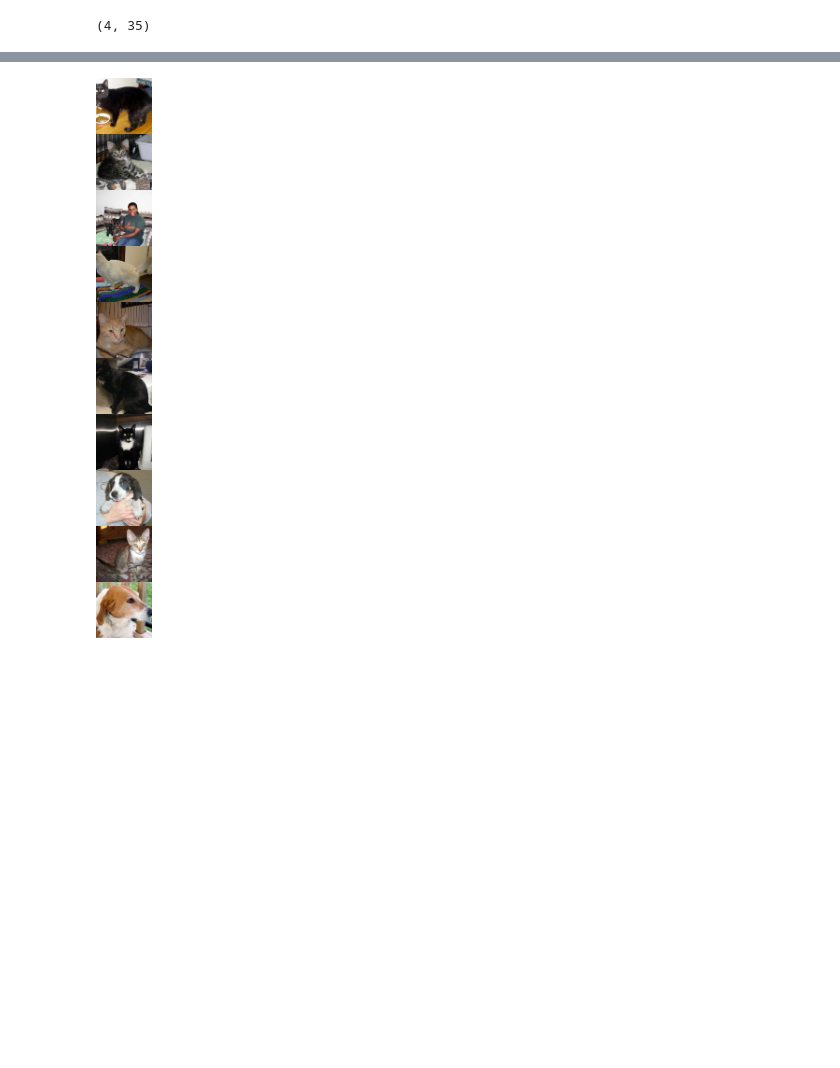
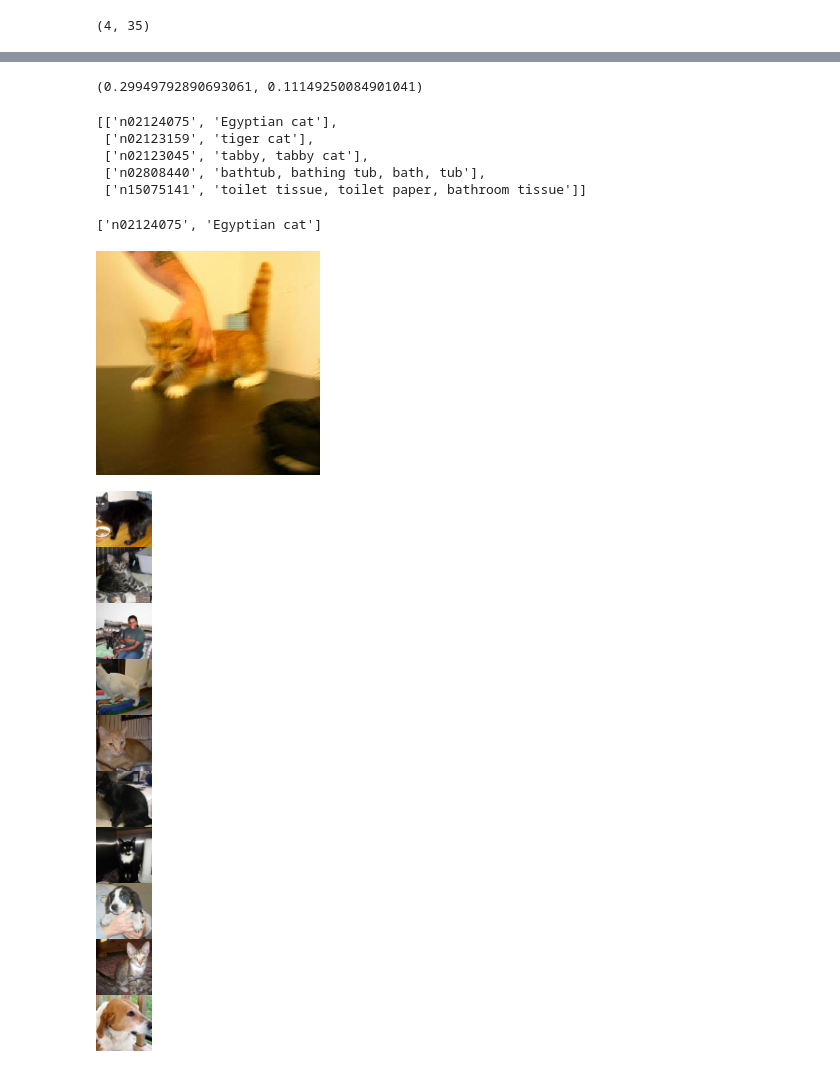
Before and after one commit to kcarnold/clubdl, a Jupyter notebook: notebooks/GatoPerro.ipynb, the cells around one changed output, grey strips where cells are left out. Cells and saved outputs as stored; diff of their text form; code cells hidden in the pictures; blank space fills up the shorter version.

```diff
--- a/notebooks/GatoPerro.ipynb
+++ b/notebooks/GatoPerro.ipynb
@@ -28,3 +184,23 @@ len(bright_dogs), len(dark_cats)
+# %%
+np.sum(pred[0][all_cats]), np.sum(pred[0][all_dogs])
+# %% [output]
+(0.29949792890693061, 0.11149250084901041)
+# %%
+[synsets[i] for i in np.argsort(pred[0])[::-1][:5]]
+# %% [output]
+[['n02124075', 'Egyptian cat'],
+ ['n02123159', 'tiger cat'],
+ ['n02123045', 'tabby, tabby cat'],
+ ['n02808440', 'bathtub, bathing tub, bath, tub'],
+ ['n15075141', 'toilet tissue, toilet paper, bathroom tissue']]
+# %%
+synsets[285]
+# %% [output]
+['n02124075', 'Egyptian cat']
+# %%
+toimage(imagenes[0])
+# %% [output]
+[figure, added]
 # %%
 np.random.seed(1)
 dog_images = np.random.choice(bright_dogs, 3, replace=False)
```
Also changed, not shown: parts of 28 cells of this notebook, 1 other file.
